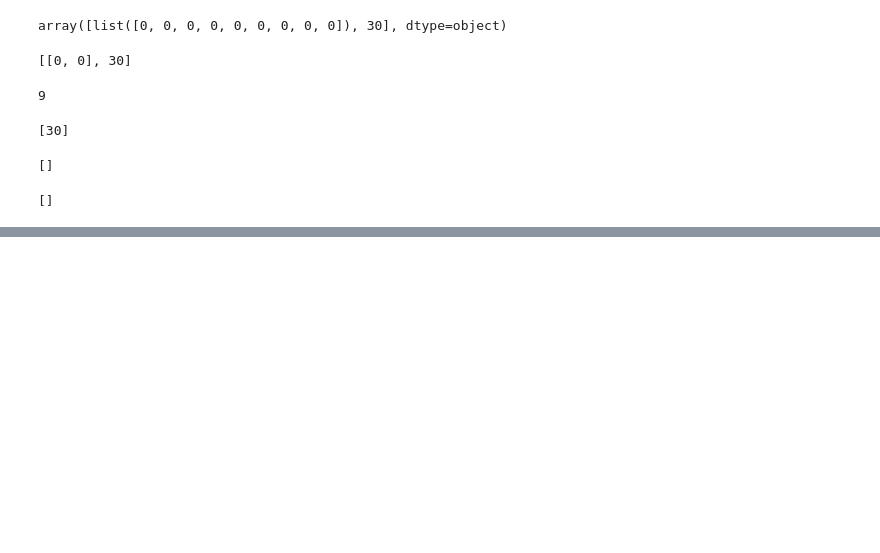
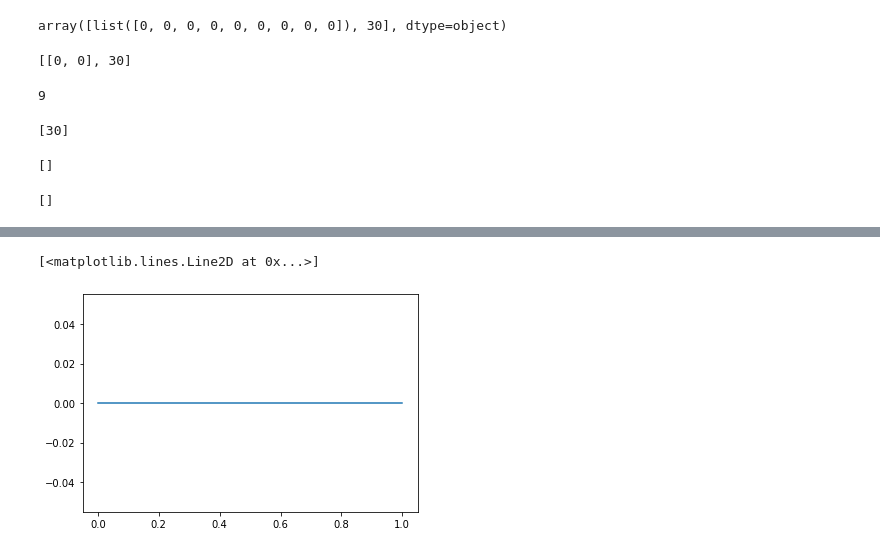
Before and after one commit to tylertastic/Project-3-FFTC, a Jupyter notebook: experiments.ipynb, the cells around one changed output, grey strips where cells are left out. Cells and saved outputs as stored; diff of their text form; code cells hidden in the pictures; blank space fills up the shorter version.

```diff
--- a/experiments.ipynb
+++ b/experiments.ipynb
@@ -53,0 +90,7 @@ xL
+# %%
+initiator = np.array([[0,1],[0,0]])
+# %%
+plt.plot(initiator[0], initiator[1])
+# %% [output]
+[<matplotlib.lines.Line2D at 0x...>]
+[figure, added]
```
Also changed, not shown: parts of 7 cells of this notebook, 1 other file.
